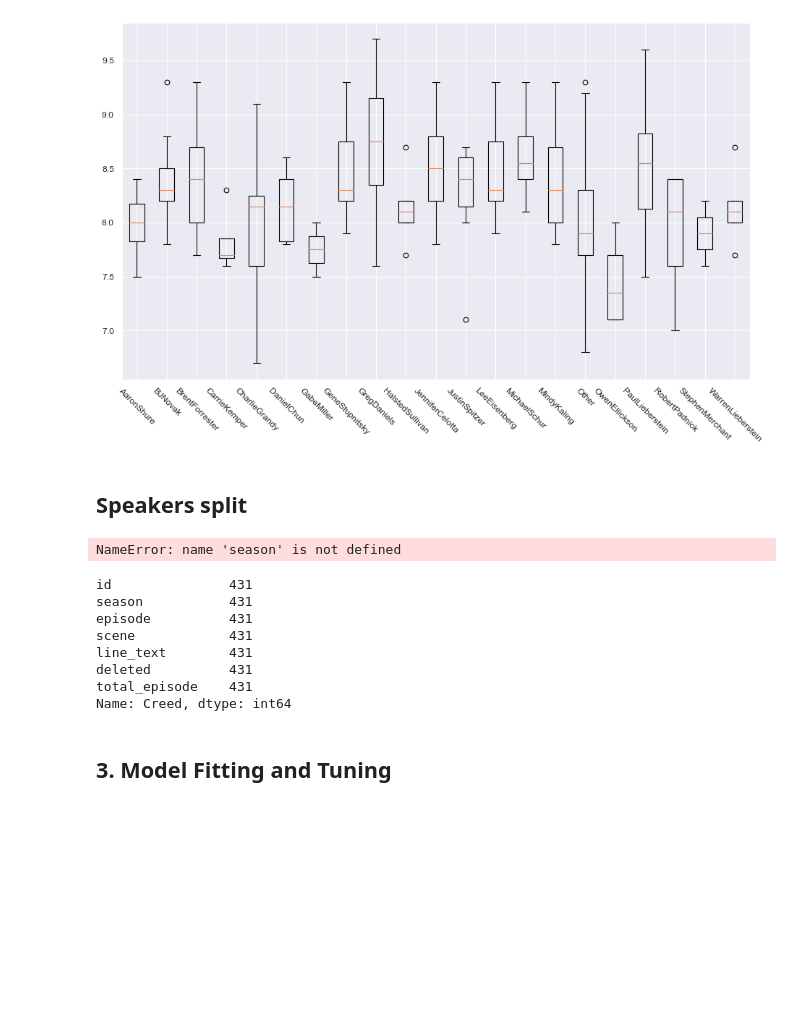
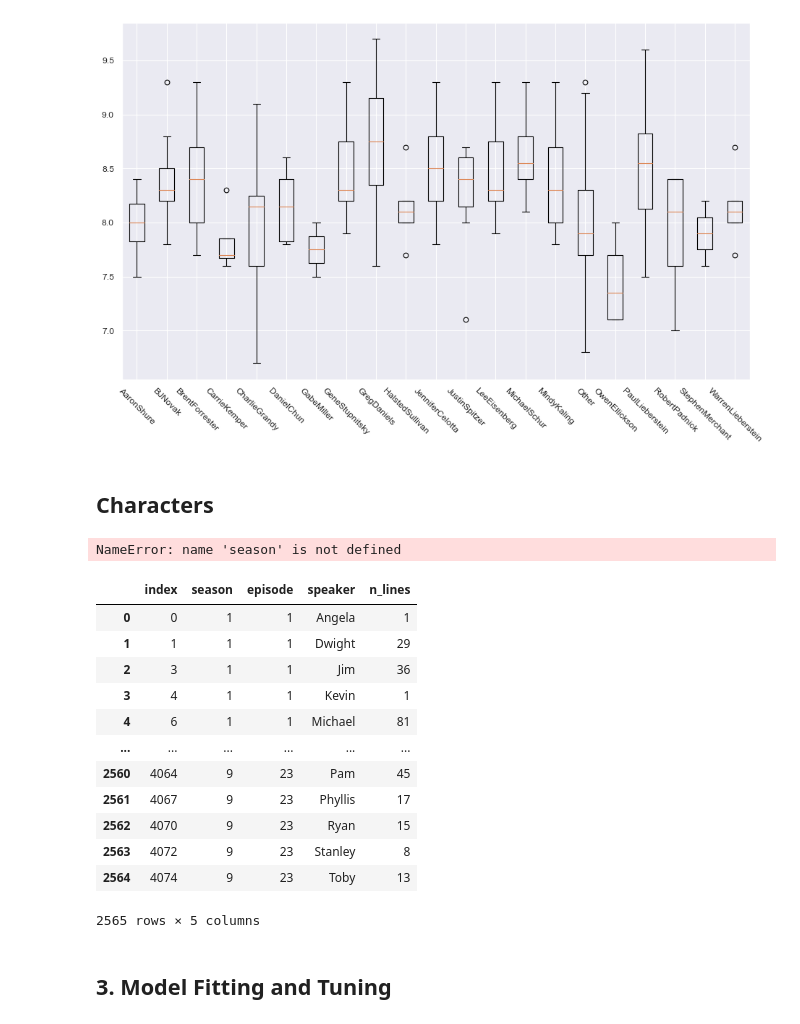
Before and after one commit to aidangarrity/MachineLearningProj1, a Jupyter notebook: project1.ipynb, the cells around one changed output. Saved outputs shown, nothing was run; the diff lists cells and outputs as text; code cells hidden in the pictures; blank space fills up the shorter version.

Commit message:
n_lines_characters added

```diff
--- a/project1.ipynb
+++ b/project1.ipynb
@@ -57,6 +57,9 @@ n_scenes = data_lines.groupby(['season', 'episode'])['scene'].max()
 # add number of scenes per episode to our dataframe
 data['n_scenes'] = np.array(n_scenes)
 
+# add count column to dataframe
+data_lines['n_lines'] = 1
+
 # [1] The Office lines
 # AUTHOR: Abhinav Ralhan
 # URL: https://data.world/abhinavr8/the-office-scripts-dataset
@@ -284,7 +287,7 @@ A value is trying to be set on a copy of a slice from a DataFrame
 See the caveats in the documentation: https://pandas.pydata.org/pandas-docs/stable/user_guide/indexing.html#returning-a-view-versus-a-copy
   writers[i] = writers[i].replace('-','')
 [figure]
-# %% [markdown]
-## Speakers split
+# %% [markdown]
+## Characters
 # %%
 reindex_df = pd.DataFrame(data_lines.groupby(['season', 'episode']).sum()).reset_index()
@@ -298,17 +300,31 @@ for total_episode in reindex_df.index:
     data_lines['total_episode']=data_lines['total_episode']+(np.array(index)*total_episode)[0]
 # %% [output]
 NameError: name 'season' is not defined
-# %%
-data_lines.groupby('speaker').count().loc()['Creed']
-# %% [output]
-id               431
-season           431
-episode          431
-scene            431
-line_text        431
-deleted          431
-total_episode    431
-Name: Creed, dtype: int64
+# %%
+main_chars = data['main_chars']
+main_chars = main_chars.str.split(';')
+main_chars = list(main_chars.apply(pd.Series).stack().unique())
+
+n_lines_character = data_lines.groupby(['season', 'episode', 'speaker'])['n_lines'].sum()
+n_lines_character = n_lines_character.reset_index()
+n_lines_character = n_lines_character[n_lines_character['speaker'].isin(main_chars)]
+n_lines_character = n_lines_character.reset_index()
+
+display(n_lines_character)
+# %% [output]
+|  | index | season | episode | speaker | n_lines |
+| 0 | 0 | 1 | 1 | Angela | 1 |
+| 1 | 1 | 1 | 1 | Dwight | 29 |
+| 2 | 3 | 1 | 1 | Jim | 36 |
+| 3 | 4 | 1 | 1 | Kevin | 1 |
+| 4 | 6 | 1 | 1 | Michael | 81 |
+| ... | ... | ... | ... | ... | ... |
+| 2560 | 4064 | 9 | 23 | Pam | 45 |
+| 2561 | 4067 | 9 | 23 | Phyllis | 17 |
+| 2562 | 4070 | 9 | 23 | Ryan | 15 |
+| 2563 | 4072 | 9 | 23 | Stanley | 8 |
+| 2564 | 4074 | 9 | 23 | Toby | 13 |
+2565 rows × 5 columns
 # %% [markdown]
 ## 3. Model Fitting and Tuning
 # %% [markdown]
```
Also changed, not shown: parts of 1 cell of this notebook.
